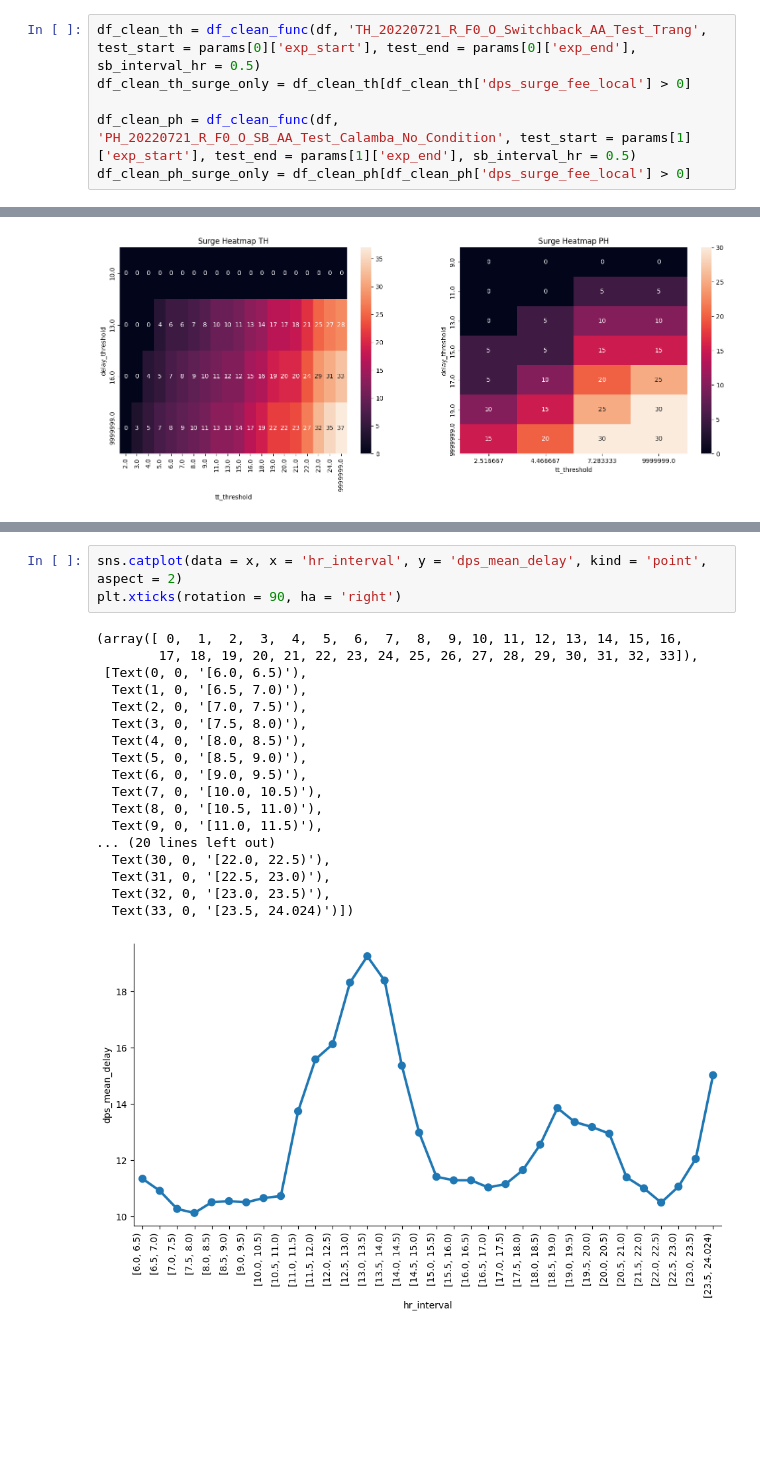
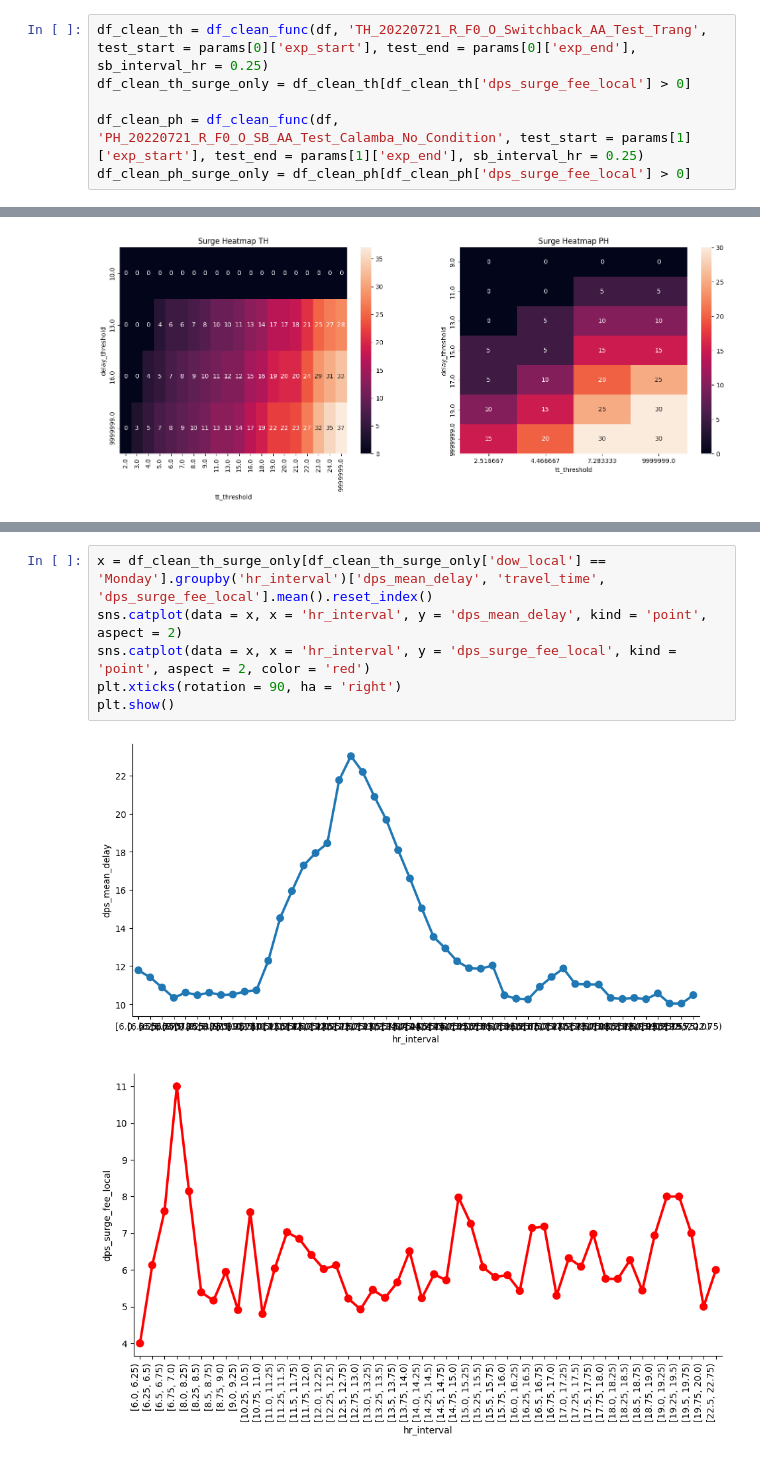
Before and after one commit to omar-elmaria/switchback_test_dag, a Jupyter notebook: notebooks/propagation_effect_analysis.ipynb, the cells around one changed output, grey strips where cells are left out. Saved outputs shown, nothing was run; the diff lists cells and outputs as text; blank space fills up the shorter version.

```diff
--- a/notebooks/propagation_effect_analysis.ipynb
+++ b/notebooks/propagation_effect_analysis.ipynb
@@ -248,8 +191,8 @@ def df_clean_func(df, test_name, test_start, test_end, sb_interval_hr):
 # %% [markdown]
 ### Step 5: Create a function that adds a few columns to the cleaned dataset
 # %%
-df_clean_th = df_clean_func(df, 'TH_20220721_R_F0_O_Switchback_AA_Test_Trang', test_start = params[0]['exp_start'], test_end = params[0]['exp_end'], sb_interval_hr = 0.5)
+df_clean_th = df_clean_func(df, 'TH_20220721_R_F0_O_Switchback_AA_Test_Trang', test_start = params[0]['exp_start'], test_end = params[0]['exp_end'], sb_interval_hr = 0.25)
 df_clean_th_surge_only = df_clean_th[df_clean_th['dps_surge_fee_local'] > 0]
 
-df_clean_ph = df_clean_func(df, 'PH_20220721_R_F0_O_SB_AA_Test_Calamba_No_Condition', test_start = params[1]['exp_start'], test_end = params[1]['exp_end'], sb_interval_hr = 0.5)
+df_clean_ph = df_clean_func(df, 'PH_20220721_R_F0_O_SB_AA_Test_Calamba_No_Condition', test_start = params[1]['exp_start'], test_end = params[1]['exp_end'], sb_interval_hr = 0.25)
 df_clean_ph_surge_only = df_clean_ph[df_clean_ph['dps_surge_fee_local'] > 0]
@@ -282,22 +275,9 @@ x.head()
 # %%
+x = df_clean_th_surge_only[df_clean_th_surge_only['dow_local'] == 'Monday'].groupby('hr_interval')['dps_mean_delay', 'travel_time', 'dps_surge_fee_local'].mean().reset_index()
 sns.catplot(data = x, x = 'hr_interval', y = 'dps_mean_delay', kind = 'point', aspect = 2)
+sns.catplot(data = x, x = 'hr_interval', y = 'dps_surge_fee_local', kind = 'point', aspect = 2, color = 'red')
 plt.xticks(rotation = 90, ha = 'right')
+plt.show()
 # %% [output]
-(array([ 0,  1,  2,  3,  4,  5,  6,  7,  8,  9, 10, 11, 12, 13, 14, 15, 16,
-        17, 18, 19, 20, 21, 22, 23, 24, 25, 26, 27, 28, 29, 30, 31, 32, 33]),
- [Text(0, 0, '[6.0, 6.5)'),
-  Text(1, 0, '[6.5, 7.0)'),
-  Text(2, 0, '[7.0, 7.5)'),
-  Text(3, 0, '[7.5, 8.0)'),
-  Text(4, 0, '[8.0, 8.5)'),
-  Text(5, 0, '[8.5, 9.0)'),
-  Text(6, 0, '[9.0, 9.5)'),
-  Text(7, 0, '[10.0, 10.5)'),
-  Text(8, 0, '[10.5, 11.0)'),
-  Text(9, 0, '[11.0, 11.5)'),
-... (20 lines left out)
-  Text(30, 0, '[22.0, 22.5)'),
-  Text(31, 0, '[22.5, 23.0)'),
-  Text(32, 0, '[23.0, 23.5)'),
-  Text(33, 0, '[23.5, 24.024)')])
-[figure, old version]
+[figure, new version]
+[figure, added]
```
Also changed, not shown: parts of 20 cells of this notebook.
